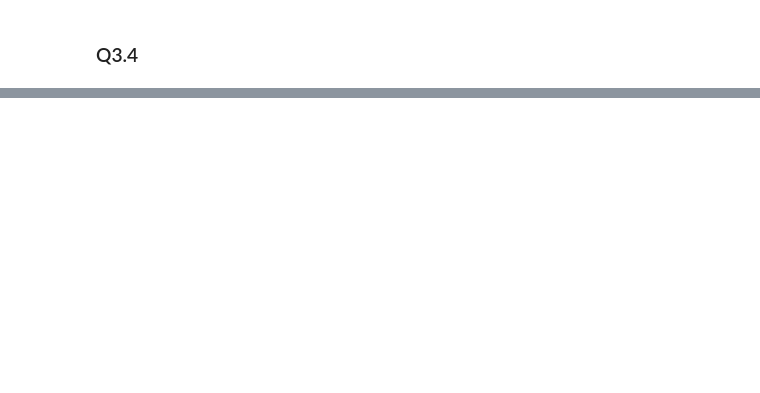
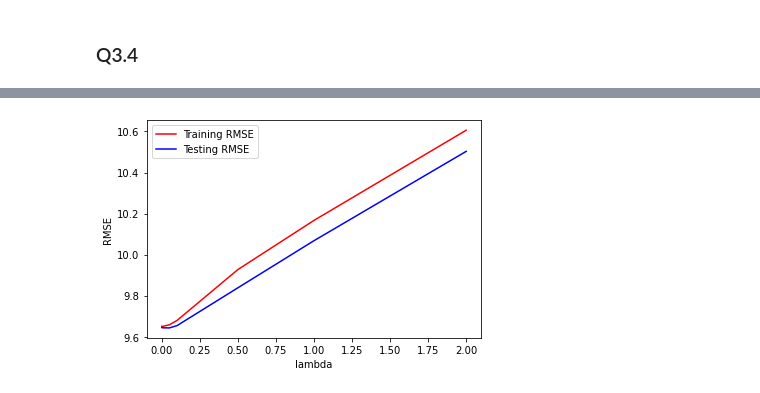
Before and after one commit to chiawen0104/sldl_hw, a Jupyter notebook: hw1/hw1.ipynb, the cells around one changed output, grey strips where cells are left out. Cells and saved outputs as stored; diff of their text form; code cells hidden in the pictures; blank space fills up the shorter version.

```diff
--- a/hw1/hw1.ipynb
+++ b/hw1/hw1.ipynb
@@ -422,7 +422,7 @@ class mylasso():
 
 
         x_train = np.column_stack((np.ones(len(x_train)), x_train)) # add one column
-        W = np.zeros(x_train.shape[1]) # row vector
+        # W = np.zeros(x_train.shape[1]) # row vector
 
         # Initialize W: L2 regularization
         # W = ((X^T)X)+ lambda*I)^(-1)(X^T)Y
@@ -530,0 +647,9 @@ MAE: 6.934215776303553
+# %%
+plt.plot(lam_list, trainRMSE_list, color='red', label='Training RMSE')
+plt.plot(lam_list, testRMSE_list, color='blue', label='Testing RMSE')
+plt.xlabel('lambda') # title of x-axis
+plt.ylabel('RMSE') # tile of y-axis
+plt.legend()
+plt.show()
+# %% [output]
+[figure, added]
```
Also changed, not shown: parts of 18 cells of this notebook.
